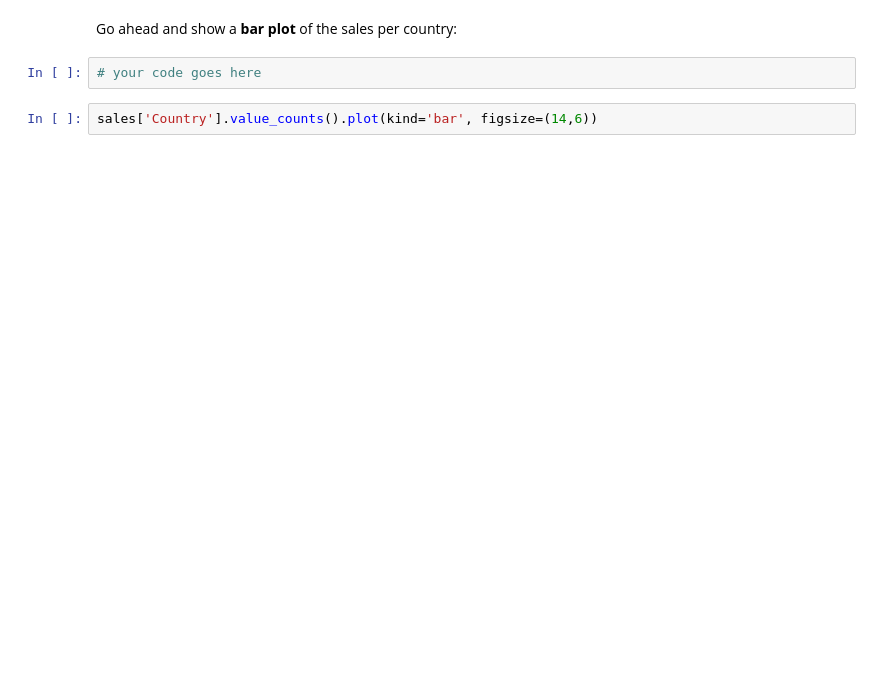
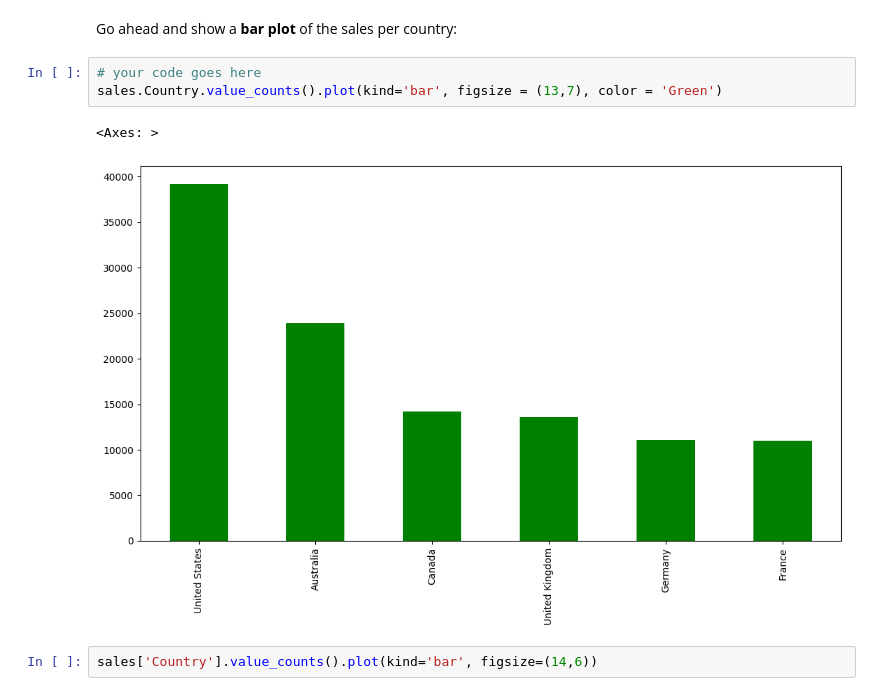
Before and after one commit to nila-novita/FreeCodeCamp-Pandas-Real-Life-Example, a Jupyter notebook: Exercises_1.ipynb, the cells around one changed output. Drawn from its saved outputs; the diff is of its cells as text; blank space fills up the shorter version.

```diff
--- a/Exercises_1.ipynb
+++ b/Exercises_1.ipynb
@@ -179,6 +191,10 @@ sales['Country'].value_counts()
 Go ahead and show a <b>bar plot</b> of the sales per country:
 # %%
 # your code goes here
+sales.Country.value_counts().plot(kind='bar', figsize = (13,7), color = 'Green')
+# %% [output]
+<Axes: >
+[figure, added]
 # %%
 sales['Country'].value_counts().plot(kind='bar', figsize=(14,6))
 # %% [markdown]
```
Also changed, not shown: parts of 13 cells of this notebook.
